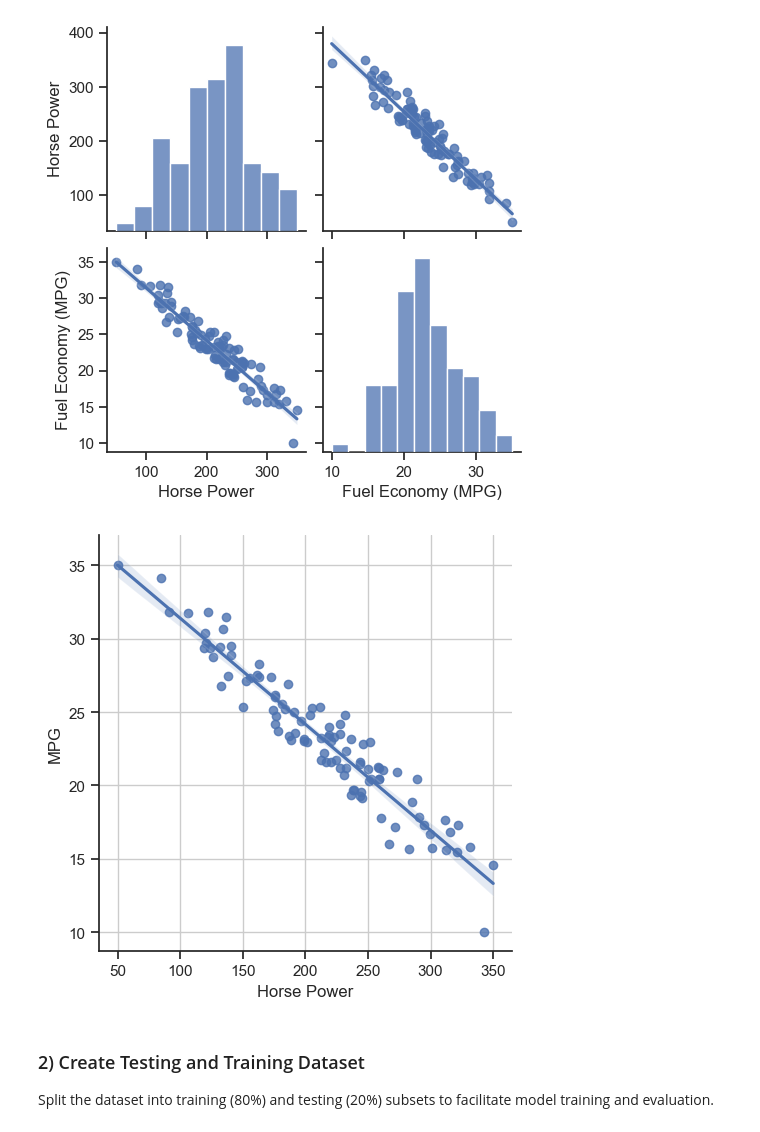
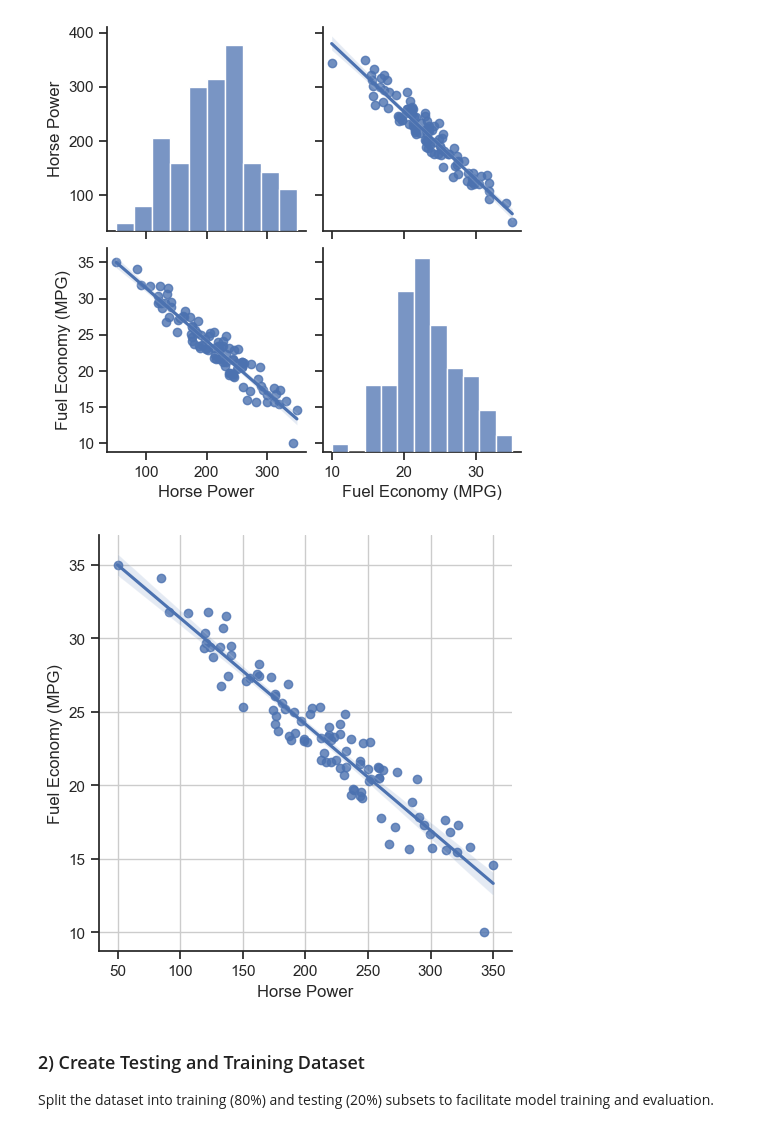
Before and after one commit to DataVizStory/Project_Fuel-Consumption_Simple-Linear-Regression, a Jupyter notebook: Fuel Consumption_Simple Linear Regression.ipynb, the cells around one changed output. Saved outputs shown, nothing was run; the diff lists cells and outputs as text; code cells hidden in the pictures.

```diff
--- a/Fuel Consumption_Simple Linear Regression.ipynb
+++ b/Fuel Consumption_Simple Linear Regression.ipynb
@@ -82,11 +83,10 @@ plt.show()
 # %%
 sns.set_theme(style="ticks")
 sns.lmplot(x='Horse Power', y='Fuel Economy (MPG)', data=df)
-plt.ylabel('MPG')
 plt.grid()
 plt.show()
 # %% [output]
-[figure, old version]
+[figure, new version]
 # %% [markdown]
 ### 2) Create Testing and Training Dataset
 Split the dataset into training (80%) and testing (20%) subsets to facilitate model training and evaluation.
```
Also changed, not shown: parts of 2 cells of this notebook.
